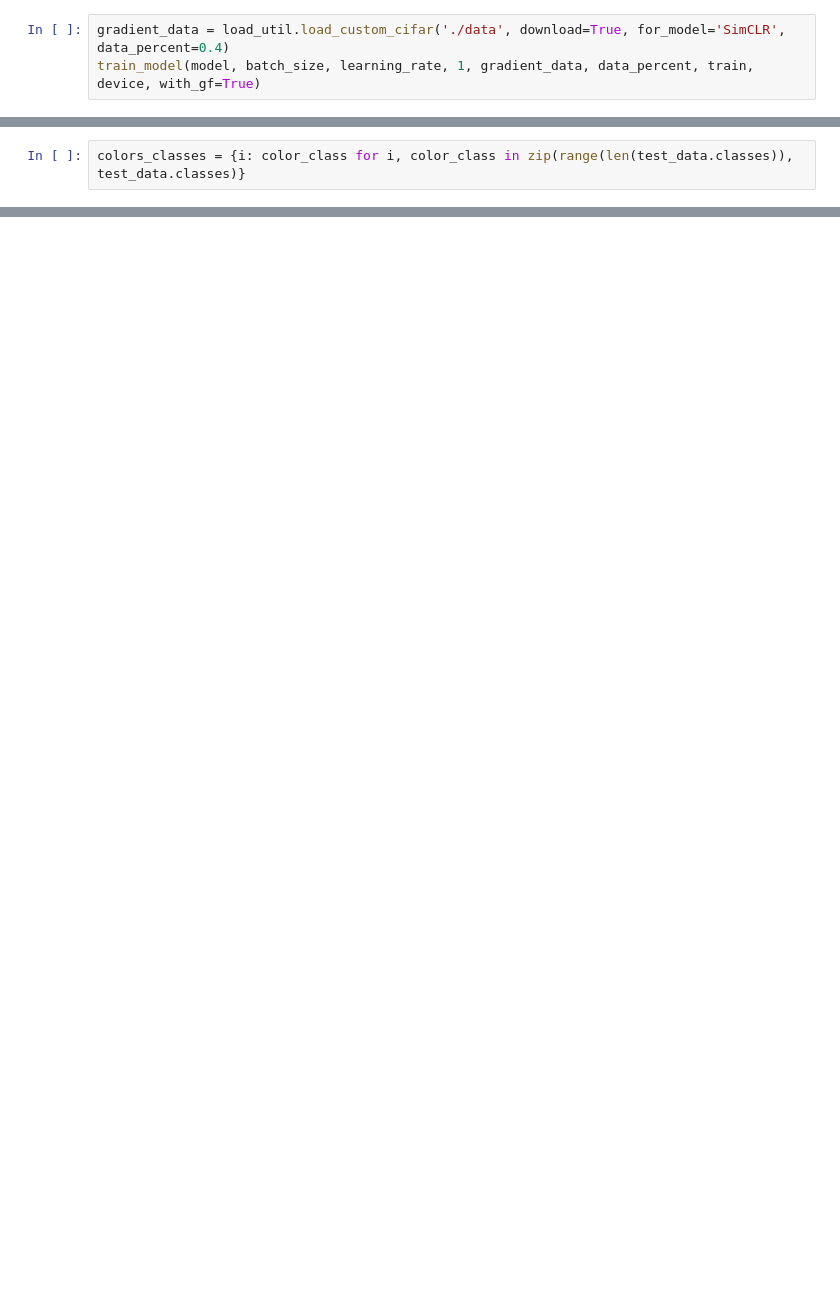
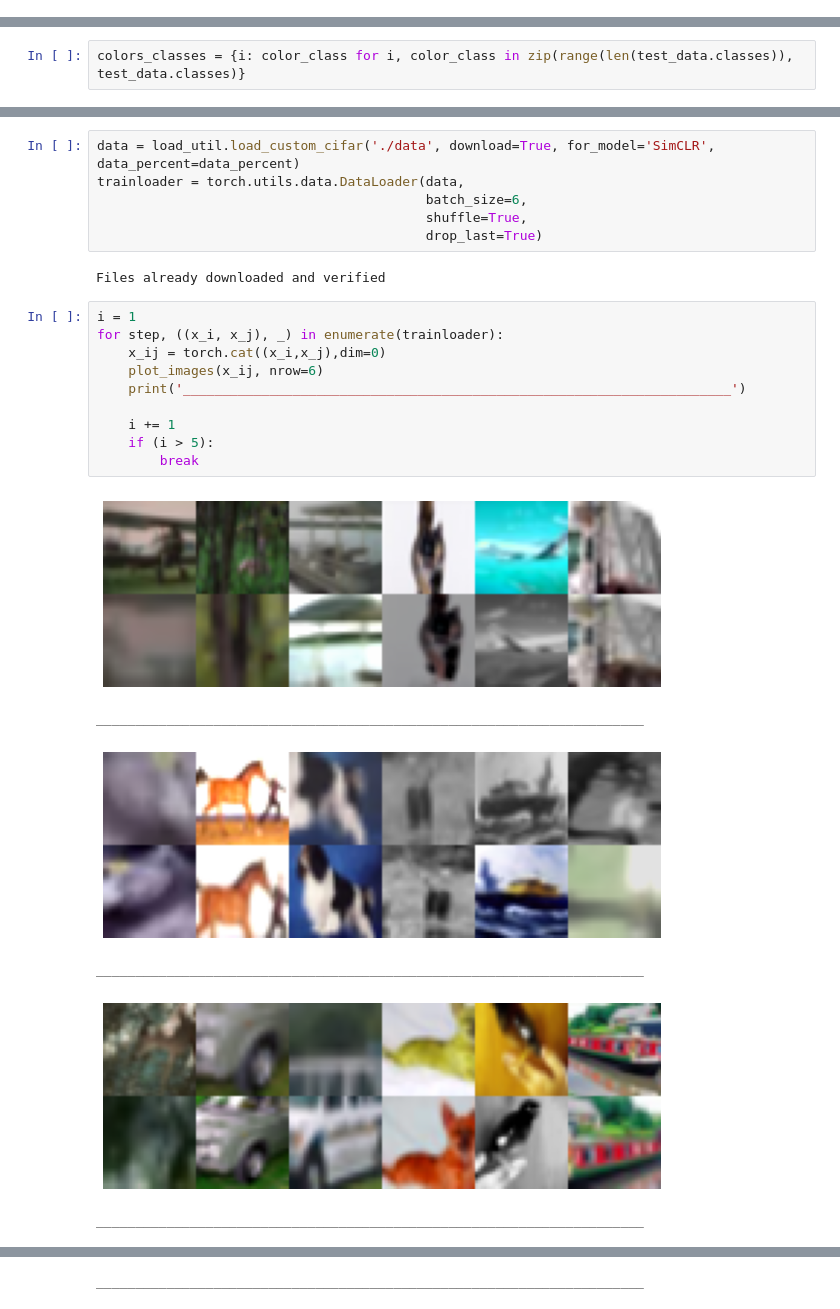
Before and after one commit to AlinaGodun/dcl_b, a Jupyter notebook: ResNet50_Analysis.ipynb, the cells around one changed output, grey strips where cells are left out. Cells and saved outputs as stored; diff of their text form; blank space fills up the shorter version.

```diff
--- a/ResNet50_Analysis.ipynb
+++ b/ResNet50_Analysis.ipynb
@@ -107,3 +73,0 @@ model = SimCLR(resnet_model='resnet18')
-# %%
-gradient_data = load_util.load_custom_cifar('./data', download=True, for_model='SimCLR', data_percent=0.4)
-train_model(model, batch_size, learning_rate, 1, gradient_data, data_percent, train, device, with_gf=True)
@@ -230,0 +201,25 @@ make_plots(df=it_epoch_group, x='epoch', y='loss', kind='line', ylim=(0,7), figs
+# %%
+data = load_util.load_custom_cifar('./data', download=True, for_model='SimCLR', data_percent=data_percent)
+trainloader = torch.utils.data.DataLoader(data,
+                                          batch_size=6,
+                                          shuffle=True,
+                                          drop_last=True)
+# %% [output]
+Files already downloaded and verified
+# %%
+i = 1
+for step, ((x_i, x_j), _) in enumerate(trainloader):
+    x_ij = torch.cat((x_i,x_j),dim=0)
+    plot_images(x_ij, nrow=6)
+    print('______________________________________________________________________')
+
+    i += 1
+    if (i > 5):
+        break
+# %% [output]
+[figure, added]
+______________________________________________________________________
+[figure, added]
+______________________________________________________________________
+[figure, added]
+______________________________________________________________________
@@ -230,0 +227 @@ make_plots(df=it_epoch_group, x='epoch', y='loss', kind='line', ylim=(0,7), figs
+______________________________________________________________________
```
Also changed, not shown: parts of 22 cells of this notebook, 8 other files.
